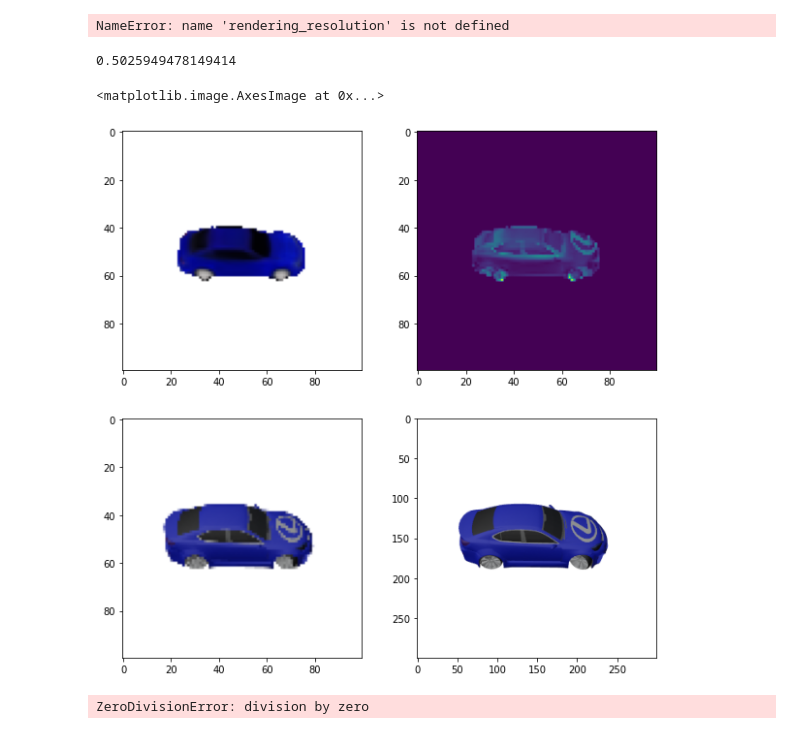
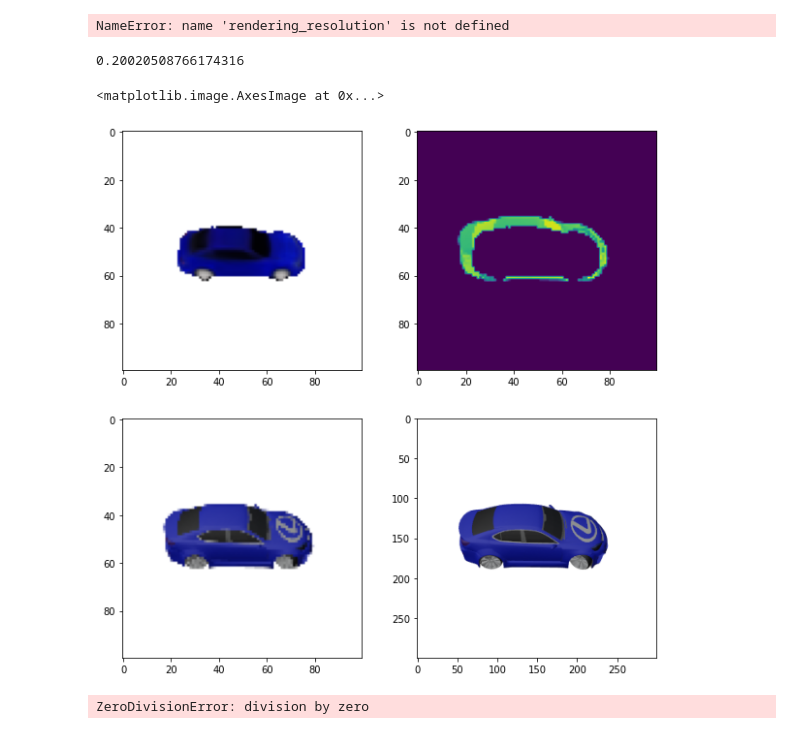
Before and after one commit to lcordey/codePDM, a Jupyter notebook: least_old_img2sdf_code/sdf2imgRenderer.ipynb, the cells around one changed output. Cells and saved outputs as stored; diff of their text form; code cells hidden in the pictures.

Commit message:
img supervion init

```diff
--- a/img2sdf_code/sdf2imgRenderer.ipynb
+++ b/least_old_img2sdf_code/sdf2imgRenderer.ipynb
@@ -501,15 +501,16 @@ import imageio
 import cv2
 import matplotlib.pyplot as plt
 import time
+import numpy as np
 
 from skimage.transform import downscale_local_mean
 from utils import *
 
 DECODER_PATH = "models_and_codes/decoder.pth"
 LATENT_CODE_PATH = "models_and_codes/latent_code.pkl"
-ANNOTATIONS_PATH = "../../image2sdf/input_images_validation/annotations.pkl"
-IMAGES_PATH = "../../image2sdf/input_images_validation/images/"
-MATRIX_PATH = "../../image2sdf/input_images_validation/matrix_w2c.pkl"
+ANNOTATIONS_PATH = "../../img_supervision/input_images_validation/annotations.pkl"
+IMAGES_PATH = "../../img_supervision/input_images_validation/images/"
+MATRIX_PATH = "../../img_supervision/input_images_validation/matrix_w2c.pkl"
 
 RAY_MARCHING_RESOLUTION = 50
 
@@ -528,7 +529,7 @@ decoder.eval()
 def get_camera_matrix_and_frame(model_hash, image_id, annotations):
     frame = annotations[model_hash][image_id]['frame'].copy()
     matrix_object_to_world = annotations[model_hash][image_id]['matrix_object_to_world'].copy()
-    matrix_world_to_camera = pickle.load(open(MATRIX_PATH, 'rb'))
+    matrix_world_to_camera = annotations["matrix_world_to_camera"]
 
     matrix_world_to_camera = matrix_world_to_camera[[1,0,2,3]]
     matrix_object_to_world = matrix_object_to_world[:,[1,0,2,3]][[2,1,0,3]]
@@ -540,9 +541,9 @@ def get_camera_matrix_and_frame(model_hash, image_id, annotations):
 
     return frame, matrix_camera_to_object
 
-def initialize_rendering(model_hash, image_id, annotations):
+def initialize_rendering(model_hash, image_id, annotations, image_path):
 
-    image_pth = IMAGES_PATH + model_hash + '/' + str(image_id) + '.png'
+    image_pth = image_path + model_hash + '/' + str(image_id) + '.png'
     ground_truth_image = imageio.imread(image_pth)/255
 
     resolution = RAY_MARCHING_RESOLUTION
@@ -672,37 +673,37 @@ def ray_marching_rendering(decoder, latent_code, pos_init_ray, ray_marching_vect
 # %%
 model_id = 3
 image_id = 0
 
 list_hash = list(annotations.keys())
 model_hash = list_hash[model_id]
 code_gt = dict_hash_2_code[model_hash].cuda()
 
 time_start = time.time()
-ground_truth_image, pos_init_ray, ray_marching_vector, min_step, max_step = initialize_rendering(model_hash, image_id, annotations)
-
+ground_truth_image, pos_init_ray, ray_marching_vector, min_step, max_step = initialize_rendering(model_hash, image_id, annotations, IMAGES_PATH)
+ground_truth_image = np.array(ground_truth_image)
 
 rendered_image, mask_car = ray_marching_rendering(decoder, code_gt, pos_init_ray, ray_marching_vector, min_step, max_step)
 rendered_image[0,0,0].cpu()
 
 print(time.time() - time_start)
 
 
 rendered_image = rendered_image.cpu().numpy()
 mask_car = mask_car.cpu().numpy()
-downscale_ground_truth_image = cv2.resize(ground_truth_image, (100,100))
+downscale_ground_truth_image = cv2.resize(ground_truth_image, rendered_image.shape[:2])
 error = np.zeros([100, 100, 3])
-error[mask_car] = abs(downscale_ground_truth_image[mask_car] - rendered_image[mask_car])
+error[mask_car == False] = abs(downscale_ground_truth_image[mask_car == False] - rendered_image[mask_car == False])
 error = error.mean(2)
 
 fig, axs = plt.subplots(2,2, figsize=(10,10))
 axs[0,0].imshow(rendered_image)
 axs[0,1]. imshow(error)
 axs[1,0]. imshow(downscale_ground_truth_image)
 axs[1,1].imshow(ground_truth_image)
 # %% [output]
-0.5025949478149414
+0.20020508766174316
 <matplotlib.image.AxesImage at 0x...>
-[figure, old version]
+[figure, new version]
 # %%
 
 model_id = 3
```
Also changed, not shown: 39 other files.
